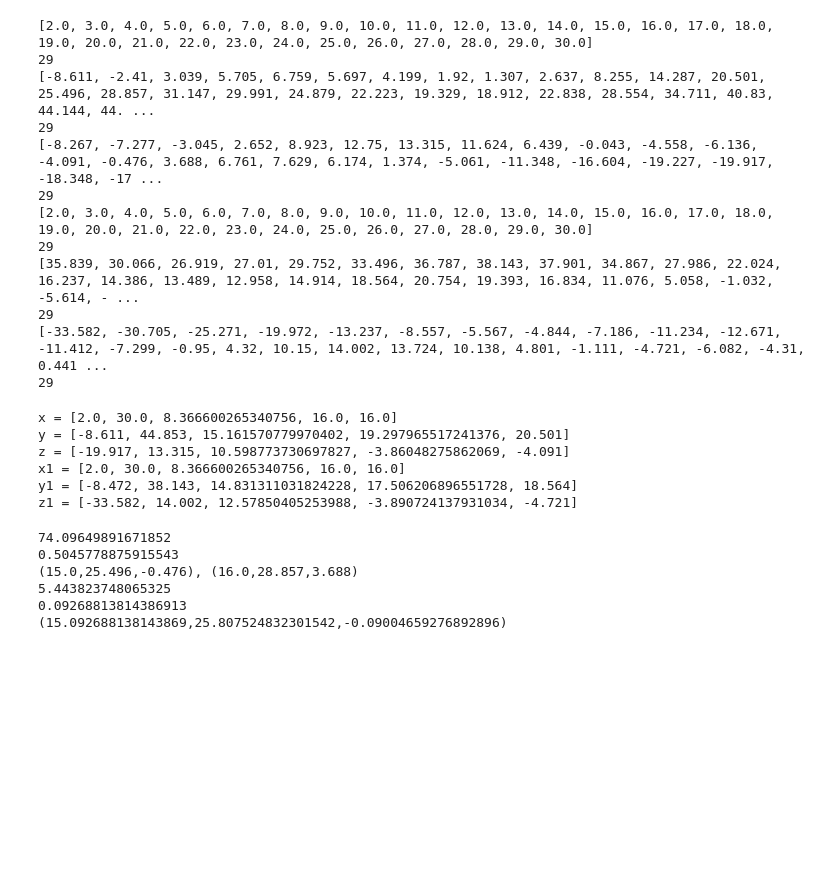
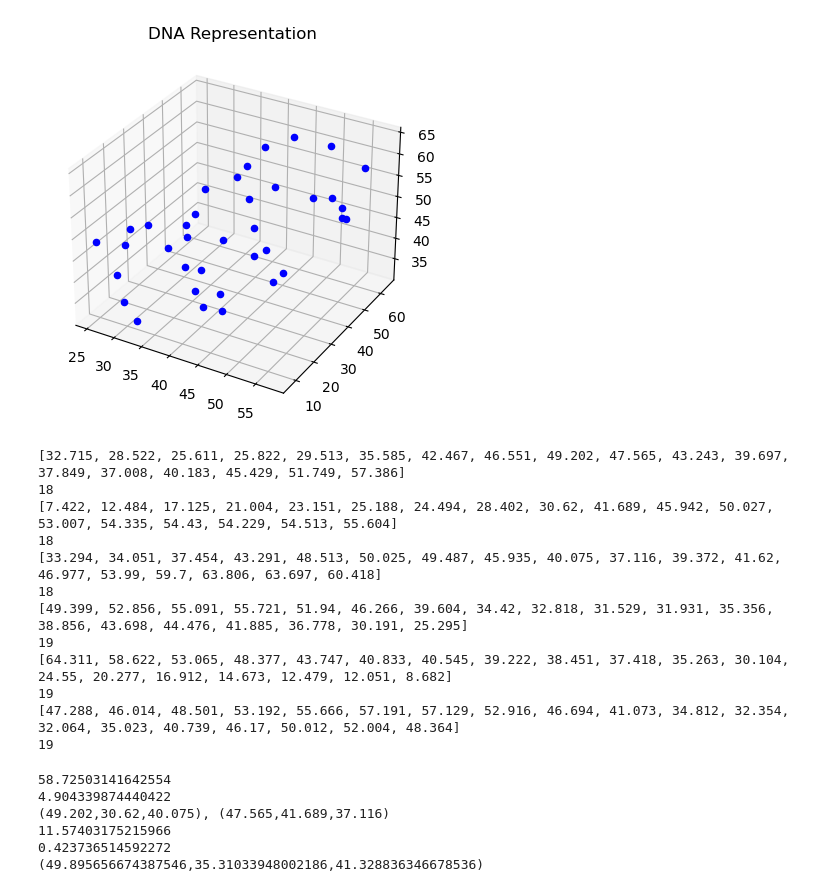
Before and after one commit to Harsha-Samavedam/MLDD-biologics, a Jupyter notebook: combined_planefit.ipynb, the cells around one changed output. Drawn from its saved outputs; the diff is of its cells as text; code cells hidden in the pictures; blank space fills up the shorter version.

```diff
--- a/combined_planefit.ipynb
+++ b/combined_planefit.ipynb
@@ -16,8 +16,15 @@ from mpl_toolkits.mplot3d.axes3d import Axes3D
 import numpy as np
 import matplotlib.pyplot as plt
 import mpl_toolkits
+# %%
+import os
+
+directory = 'full_coords'
+
+for filename in os.listdir(directory):
+    f = os.path.join(directory, filename)
 # %%
-file = open("C:/Users/User/Downloads/asdrp_research/mldd_biologics/MLDD-biologics-dna_curve_jupyter-2.5.2023/5cy1.pdb", 'r')
+file = open(filename, 'r')
 count = 0
 xs = []
 ys = []
@@ -27,33 +34,35 @@ while True:
 
 
     line = file.readline()
 
     if not line:
         break
     a = line.split()
     b = 0
 
 
 
     if a[-1] == 'P':
         if a[0] == "ATOM":
             xs.append(float(a[-6]))
             ys.append(float(a[-5]))
             zs.append(float(a[-4]))
 
 
 
 
 fig = plt.figure()
 ax = plt.axes(projection='3d')
 for x in xs:
     y = ys[xs.index(x)]
     y = float(y)
     z = zs[xs.index(x)]
     #x = float(x)
     ax.scatter(x, y, z, c = "blue")
 ax.set_title("DNA Representation")
 plt.show()
+# %% [output]
+[figure, added]
 # %%
 #obtaining the coordinates for phosphorous and splitting them as necessary
 
@@ -77,42 +86,18 @@ z1 = zs[int(floor(len(zs)/2)):]
 print(z1)
 print(len(z1))
 # %% [output]
-[2.0, 3.0, 4.0, 5.0, 6.0, 7.0, 8.0, 9.0, 10.0, 11.0, 12.0, 13.0, 14.0, 15.0, 16.0, 17.0, 18.0, 19.0, 20.0, 21.0, 22.0, 23.0, 24.0, 25.0, 26.0, 27.0, 28.0, 29.0, 30.0]
-29
-[-8.611, -2.41, 3.039, 5.705, 6.759, 5.697, 4.199, 1.92, 1.307, 2.637, 8.255, 14.287, 20.501, 25.496, 28.857, 31.147, 29.991, 24.879, 22.223, 19.329, 18.912, 22.838, 28.554, 34.711, 40.83, 44.144, 44. ...
-29
-[-8.267, -7.277, -3.045, 2.652, 8.923, 12.75, 13.315, 11.624, 6.439, -0.043, -4.558, -6.136, -4.091, -0.476, 3.688, 6.761, 7.629, 6.174, 1.374, -5.061, -11.348, -16.604, -19.227, -19.917, -18.348, -17 ...
-29
-[2.0, 3.0, 4.0, 5.0, 6.0, 7.0, 8.0, 9.0, 10.0, 11.0, 12.0, 13.0, 14.0, 15.0, 16.0, 17.0, 18.0, 19.0, 20.0, 21.0, 22.0, 23.0, 24.0, 25.0, 26.0, 27.0, 28.0, 29.0, 30.0]
-29
-[35.839, 30.066, 26.919, 27.01, 29.752, 33.496, 36.787, 38.143, 37.901, 34.867, 27.986, 22.024, 16.237, 14.386, 13.489, 12.958, 14.914, 18.564, 20.754, 19.393, 16.834, 11.076, 5.058, -1.032, -5.614, - ...
-29
-[-33.582, -30.705, -25.271, -19.972, -13.237, -8.557, -5.567, -4.844, -7.186, -11.234, -12.671, -11.412, -7.299, -0.95, 4.32, 10.15, 14.002, 13.724, 10.138, 4.801, -1.111, -4.721, -6.082, -4.31, 0.441 ...
-29
+[32.715, 28.522, 25.611, 25.822, 29.513, 35.585, 42.467, 46.551, 49.202, 47.565, 43.243, 39.697, 37.849, 37.008, 40.183, 45.429, 51.749, 57.386]
+18
+[7.422, 12.484, 17.125, 21.004, 23.151, 25.188, 24.494, 28.402, 30.62, 41.689, 45.942, 50.027, 53.007, 54.335, 54.43, 54.229, 54.513, 55.604]
+18
+[33.294, 34.051, 37.454, 43.291, 48.513, 50.025, 49.487, 45.935, 40.075, 37.116, 39.372, 41.62, 46.977, 53.99, 59.7, 63.806, 63.697, 60.418]
+18
+[49.399, 52.856, 55.091, 55.721, 51.94, 46.266, 39.604, 34.42, 32.818, 31.529, 31.931, 35.356, 38.856, 43.698, 44.476, 41.885, 36.778, 30.191, 25.295]
+19
+[64.311, 58.622, 53.065, 48.377, 43.747, 40.833, 40.545, 39.222, 38.451, 37.418, 35.263, 30.104, 24.55, 20.277, 16.912, 14.673, 12.479, 12.051, 8.682]
+19
+[47.288, 46.014, 48.501, 53.192, 55.666, 57.191, 57.129, 52.916, 46.694, 41.073, 34.812, 32.354, 32.064, 35.023, 40.739, 46.17, 50.012, 52.004, 48.364]
+19
-# %%
-#five number summary
-def fivenumsum(list):
-    list_stats = []
-    list_stats.append(np.min(list))
-    list_stats.append(np.max(list))
-    list_stats.append(np.std(list))
-    list_stats.append(np.mean(list))
-    list_stats.append(np.median(list))
-    return list_stats
-
-print("x = " + str(fivenumsum(x)))
-print("y = " + str(fivenumsum(y)))
-print("z = " + str(fivenumsum(z)))
-print("x1 = " + str(fivenumsum(x1)))
-print("y1 = " + str(fivenumsum(y1)))
-print("z1 = " + str(fivenumsum(z1)))
-# %% [output]
-x = [2.0, 30.0, 8.366600265340756, 16.0, 16.0]
-y = [-8.611, 44.853, 15.161570779970402, 19.297965517241376, 20.501]
-z = [-19.917, 13.315, 10.598773730697827, -3.86048275862069, -4.091]
-x1 = [2.0, 30.0, 8.366600265340756, 16.0, 16.0]
-y1 = [-8.472, 38.143, 14.831311031824228, 17.506206896551728, 18.564]
-z1 = [-33.582, 14.002, 12.57850405253988, -3.890724137931034, -4.721]
 # %%
 #determining the total distance covered by the connection between the knot points and the middle distance
 
@@ -125,7 +110,7 @@ for x_coord in x:
     y_temp = float(y[x.index(x_coord)])
     z_temp = float(z[x.index(x_coord)])
 
-    if (x.index(x_coord) + 1) != len(x):
+    if (x.index(x_coord) + 1) < len(x):
         x_temp1 = float(x[x.index(x_coord) + 1])
         y_temp1 = float(y[x.index(x_coord) + 1])
         z_temp1 = float(z[x.index(x_coord) + 1])
@@ -185,12 +170,12 @@ rdz = abs(r * dz)
 mid_z = rdz + point_1z
 print("(" + str(mid_x) + "," + str(mid_y) + "," + str(mid_z) + ")")
 # %% [output]
-74.09649891671852
-0.5045778875915543
-(15.0,25.496,-0.476), (16.0,28.857,3.688)
-5.443823748065325
-0.09268813814386913
-(15.092688138143869,25.807524832301542,-0.09004659276892896)
+58.72503141642554
+4.904339874440422
+(49.202,30.62,40.075), (47.565,41.689,37.116)
+11.57403175215966
+0.423736514592272
+(49.895656674387546,35.31033948002186,41.328836346678536)
 # %%
 #same thing as above but for x1, y1, and z1 instead instead
 
```
Also changed, not shown: parts of 8 cells of this notebook.
